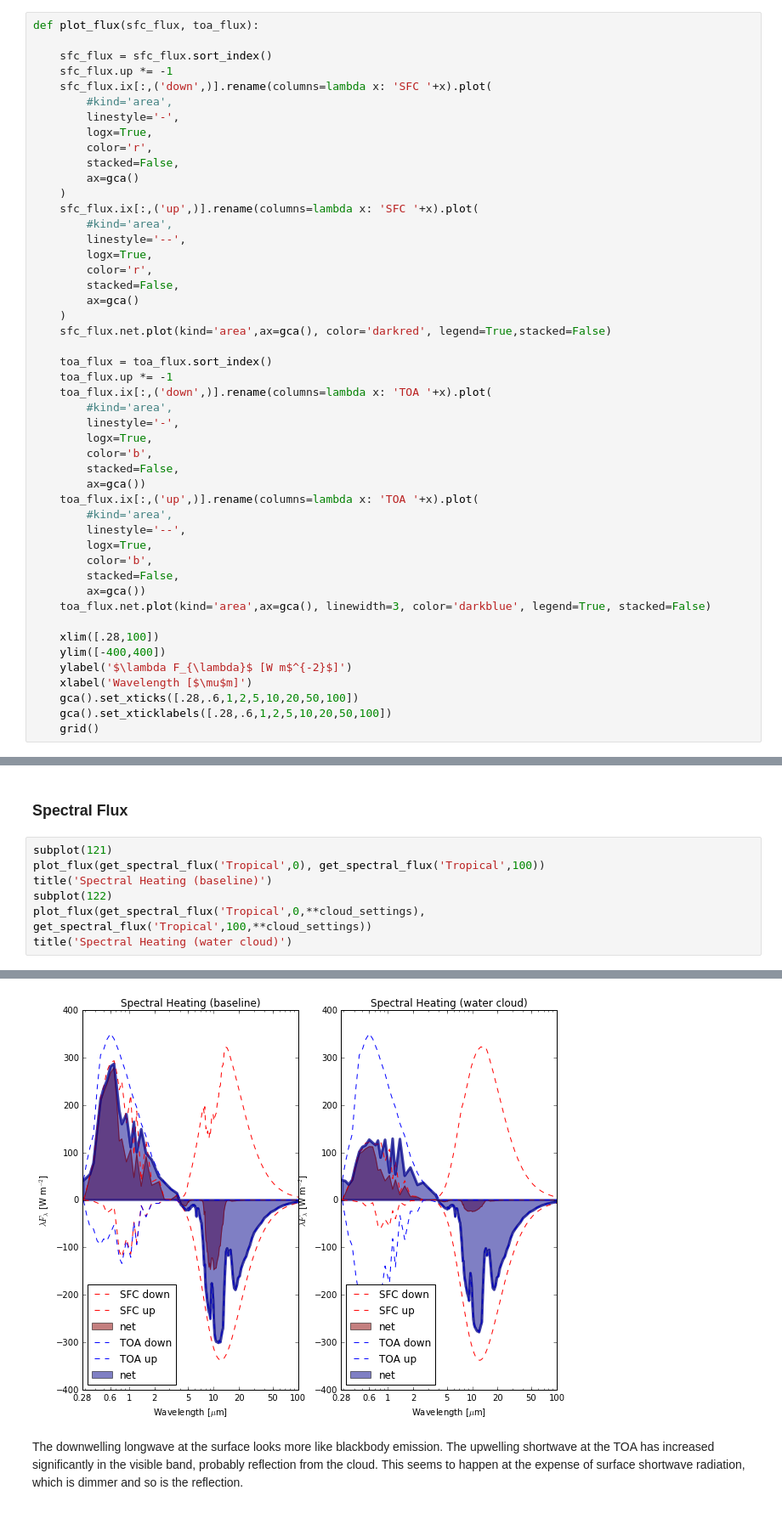
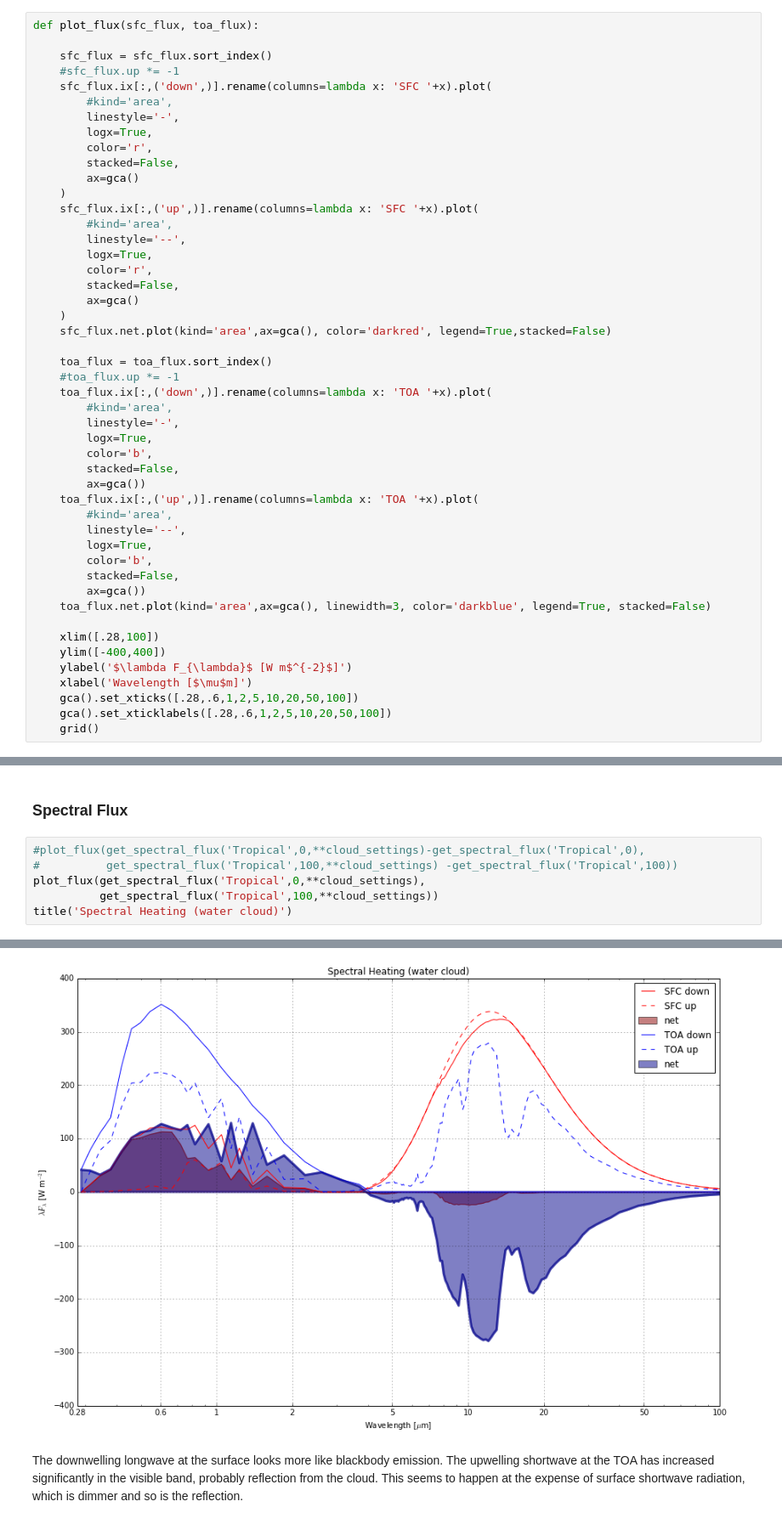
Before and after one commit to CodaP/streamer, a Jupyter notebook: Experiments.ipynb, the cells around one changed output, grey strips where cells are left out. Shown at 85% size. Cells and saved outputs as stored; diff of their text form.

```diff
--- a/Experiments.ipynb
+++ b/Experiments.ipynb
@@ -60,7 +61,7 @@ def get_spectral_flux(name, level, **user_settings):
 def plot_flux(sfc_flux, toa_flux):
 
     sfc_flux = sfc_flux.sort_index()
-    sfc_flux.up *= -1
+    #sfc_flux.up *= -1
     sfc_flux.ix[:,('down',)].rename(columns=lambda x: 'SFC '+x).plot(
         #kind='area',
         linestyle='-',
@@ -80,7 +81,7 @@ def plot_flux(sfc_flux, toa_flux):
     sfc_flux.net.plot(kind='area',ax=gca(), color='darkred', legend=True,stacked=False)
 
     toa_flux = toa_flux.sort_index()
-    toa_flux.up *= -1
+    #toa_flux.up *= -1
     toa_flux.ix[:,('down',)].rename(columns=lambda x: 'TOA '+x).plot(
         #kind='area',
         linestyle='-',
@@ -926,15 +966,14 @@ The cloud appears to insulate the cold TOA from the warm surface. The surface ga
 # %% [markdown]
 ### Spectral Flux
 # %%
-subplot(121)
-plot_flux(get_spectral_flux('Tropical',0), get_spectral_flux('Tropical',100))
-title('Spectral Heating (baseline)')
-subplot(122)
-plot_flux(get_spectral_flux('Tropical',0,**cloud_settings), get_spectral_flux('Tropical',100,**cloud_settings))
+#plot_flux(get_spectral_flux('Tropical',0,**cloud_settings)-get_spectral_flux('Tropical',0),
+#          get_spectral_flux('Tropical',100,**cloud_settings) -get_spectral_flux('Tropical',100))
+plot_flux(get_spectral_flux('Tropical',0,**cloud_settings),
+          get_spectral_flux('Tropical',100,**cloud_settings))
 title('Spectral Heating (water cloud)')
 # %% [output]
 <matplotlib.text.Text at 0x...>
-[figure, old version]
+[figure, new version]
 # %% [markdown]
 The downwelling longwave at the surface looks more like blackbody emission. The upwelling shortwave at the TOA has increased significantly in the visible band, probably reflection from the cloud. This seems to happen at the expense of surface shortwave radiation, which is dimmer and so is the reflection.
 # %% [markdown]
```
Also changed, not shown: parts of 15 cells of this notebook, 3 other files.
